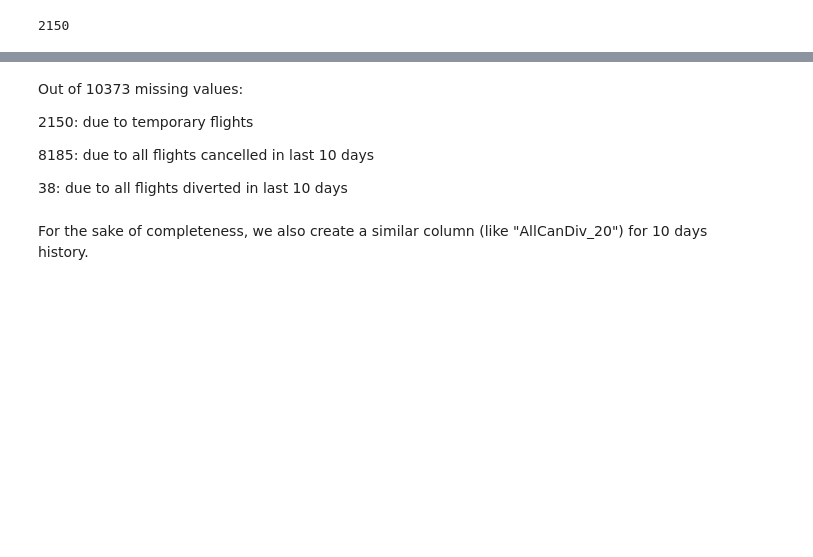
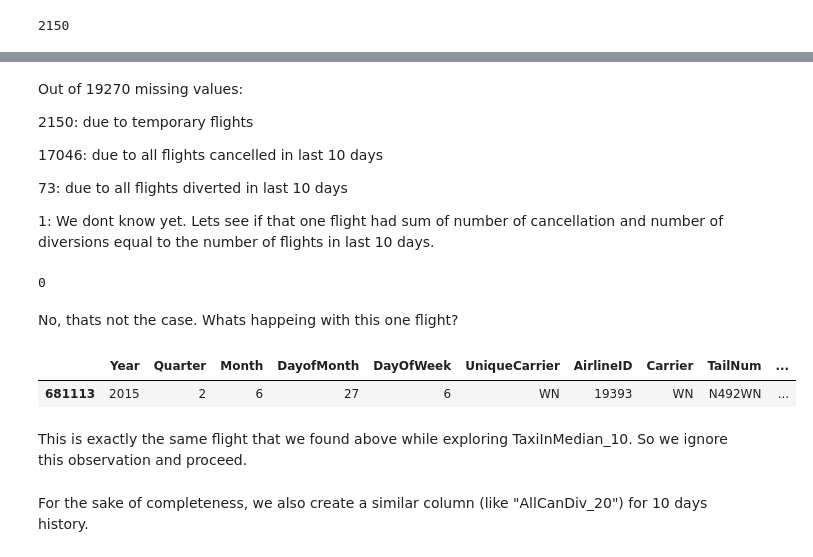
Before and after one commit to aajains/springboard-datascience-intensive, a Jupyter notebook: capstone_project/DataCleaning/data_cleaning.ipynb, the cells around one changed output, grey strips where cells are left out. Drawn from its saved outputs; the diff is of its cells as text; code cells hidden in the pictures; blank space fills up the shorter version.

```diff
--- a/capstone_project/DataCleaning/data_cleaning.ipynb
+++ b/capstone_project/DataCleaning/data_cleaning.ipynb
@@ -1112,11 +1146,28 @@ sum((pd.isnull(df.ArrDelayMax_10)) & (df.TempFlight_10 == 0) &
 # %% [markdown]
-Out of 10373 missing values:
+Out of 19270 missing values:
 
 2150: due to temporary flights
 
-8185: due to all flights cancelled in last 10 days
+17046: due to all flights cancelled in last 10 days
 
-38: due to all flights diverted in last 10 days
+73: due to all flights diverted in last 10 days
+
+1: We dont know yet. Lets see if that one flight had sum of number of cancellation and number of diversions equal to the number of flights in last 10 days.
+# %%
+sum((pd.isnull(df.ArrDelayMax_10)) & (df.TempFlight_10 == 0) & (df.Ncan_10 < df.Nflights_10) &
+    (df.Ndiv_10 < df.Nflights_10) & (df.Ncan_10 + df.Ndiv_10 == df.Nflights_10) )
+# %% [output]
+0
+# %% [markdown]
+No, thats not the case. Whats happeing with this one flight?
+# %%
+df[(pd.isnull(df.ArrDelayMax_10)) & (df.TempFlight_10 == 0) & (df.Ncan_10 < df.Nflights_10) &
+  (df.Ndiv_10 >  df.Nflights_10)]
+# %% [output]
+|  | Year | Quarter | Month | DayofMonth | DayOfWeek | UniqueCarrier | AirlineID | Carrier | TailNum | ... |
+| 681113 | 2015 | 2 | 6 | 27 | 6 | WN | 19393 | WN | N492WN | ... |
+# %% [markdown]
+This is exactly the same flight that we found above while exploring TaxiInMedian_10. So we ignore this observation and proceed.
 # %%
 # updating "AllDiverted_10" column
 df["AllDiverted_10"] = ((pd.isnull(df.ArrDelayMax_10)) & (df.TempFlight_10 == 0) &
```
Also changed, not shown: parts of 71 cells of this notebook, 17 other files.
